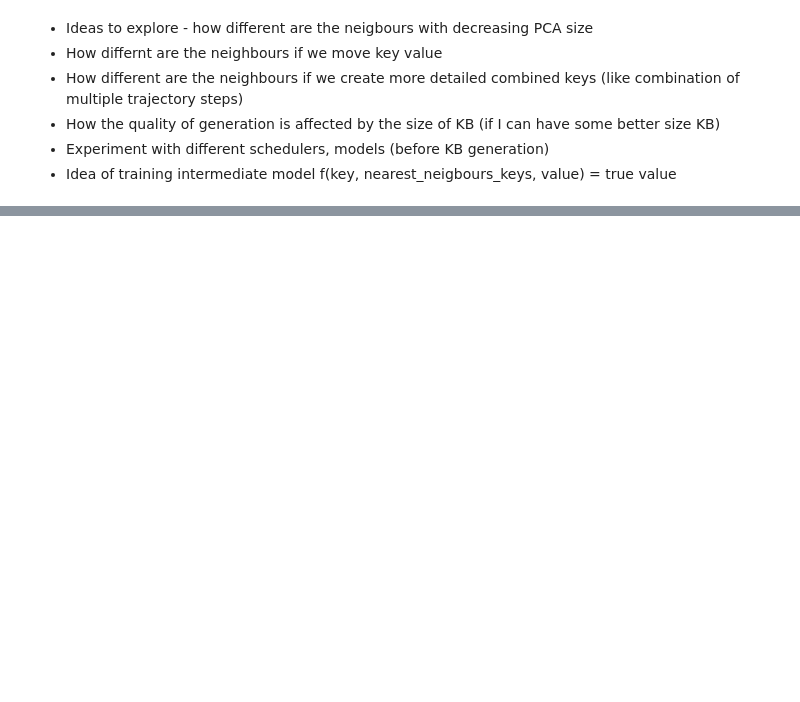
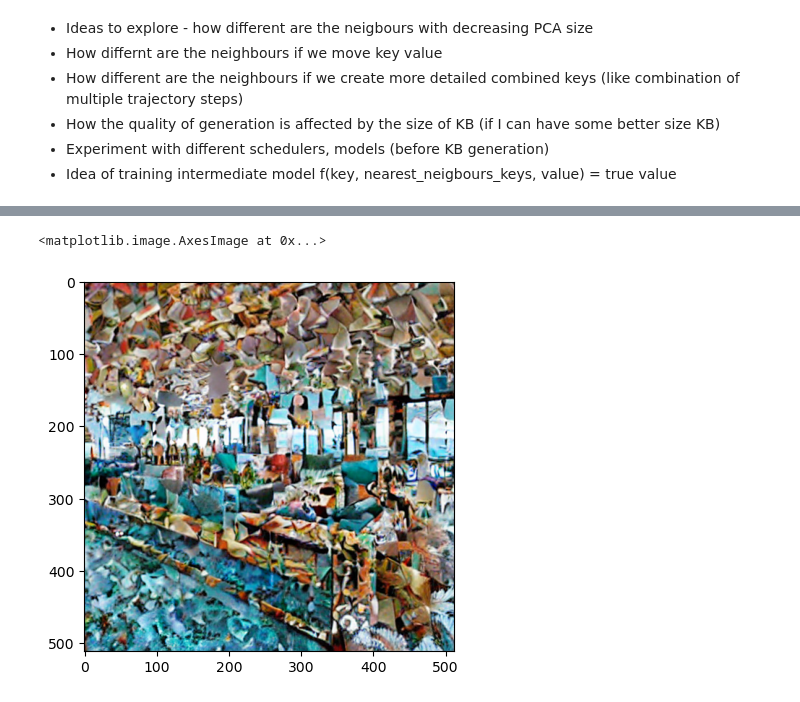
Before and after one commit to ontenkutsenko/Diffusion, a Jupyter notebook: src/notebooks/whole pipeline.ipynb, the cells around one changed output, grey strips where cells are left out. Saved outputs shown, nothing was run; the diff lists cells and outputs as text; code cells hidden in the pictures; blank space fills up the shorter version.

```diff
--- a/src/notebooks/whole pipeline.ipynb
+++ b/src/notebooks/whole pipeline.ipynb
@@ -127 +327,15 @@ latent = (neighbours[1][0] + neighbours[2][0] + neighbours[3][0] + neighbours[4]
+# %%
+img = generate_trajectory_from_latents(
+    prompt=prompts[neighbours[0][2]],
+    latent=latent,
+    device="cuda",
+    num_inference_steps=30-10,
+    value_margin_steps=value_margin_steps-10,
+    scheduler=DDIMScheduler,
+    pipeline=pipe
+)
+plt.imshow(img)
+# %% [output]
+<matplotlib.image.AxesImage at 0x...>
+[figure, added]
 # %%
```
Also changed, not shown: parts of 18 cells of this notebook.
